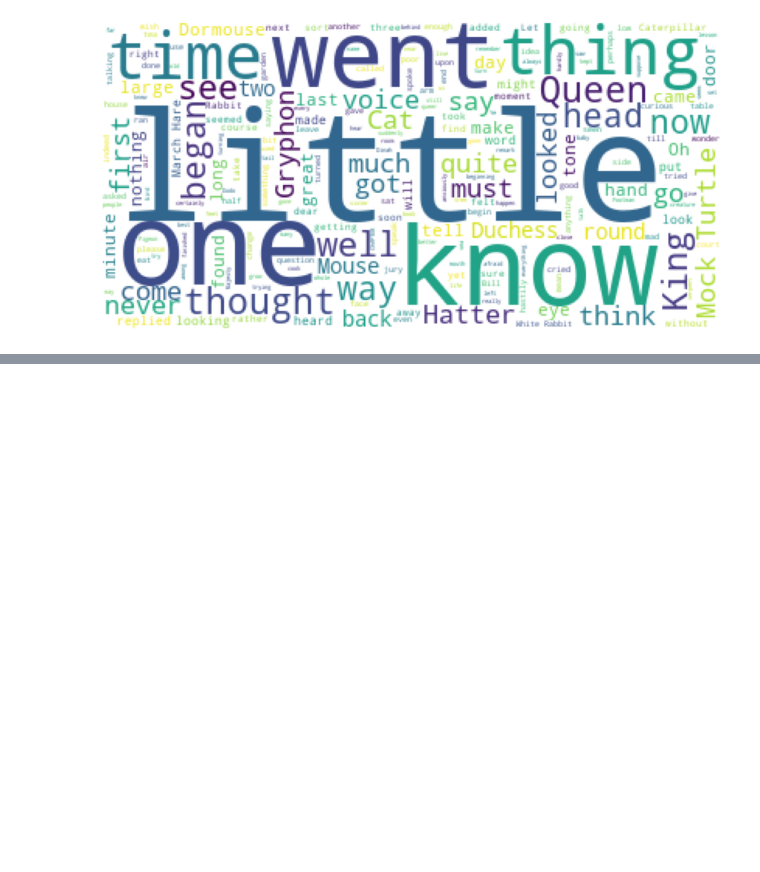
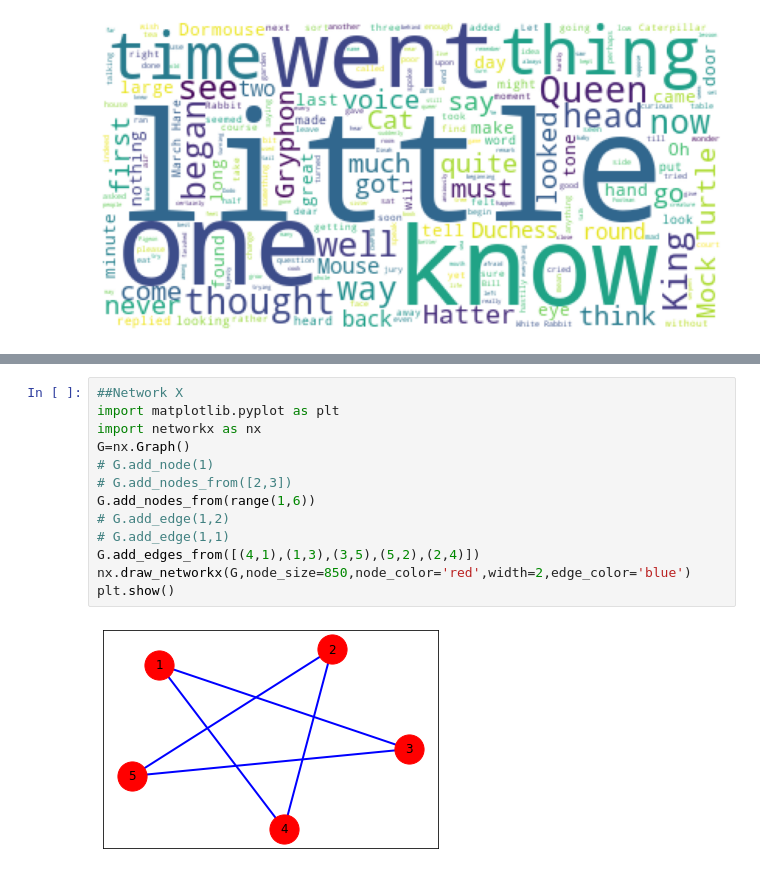
Before and after one commit to ShahHet2812/Sem4, a Jupyter notebook: B4_128_Sem_4/T1/Python/Chapter-2.ipynb, the cells around one changed output, grey strips where cells are left out. Saved outputs shown, nothing was run; the diff lists cells and outputs as text; blank space fills up the shorter version.

```diff
--- a/B4_128_Sem_4/T1/Python/Chapter-2.ipynb
+++ b/B4_128_Sem_4/T1/Python/Chapter-2.ipynb
@@ -171,0 +187,15 @@ plt.show()
+# %%
+##Network X
+import matplotlib.pyplot as plt
+import networkx as nx
+G=nx.Graph()
+# G.add_node(1)
+# G.add_nodes_from([2,3])
+G.add_nodes_from(range(1,6))
+# G.add_edge(1,2)
+# G.add_edge(1,1)
+G.add_edges_from([(4,1),(1,3),(3,5),(5,2),(2,4)])
+nx.draw_networkx(G,node_size=850,node_color='red',width=2,edge_color='blue')
+plt.show()
+# %% [output]
+[figure, added]
```
Also changed, not shown: parts of 5 cells of this notebook, 1 other file.
